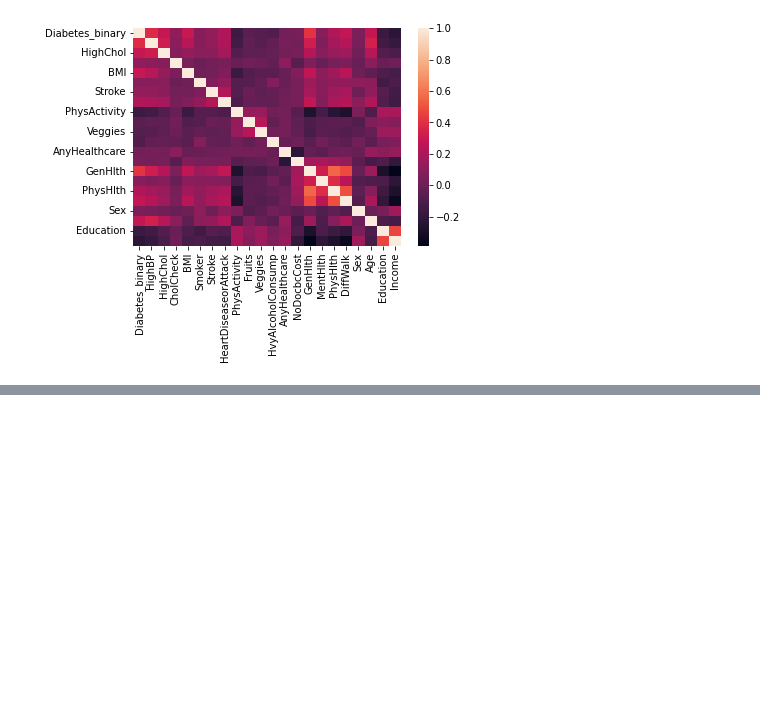
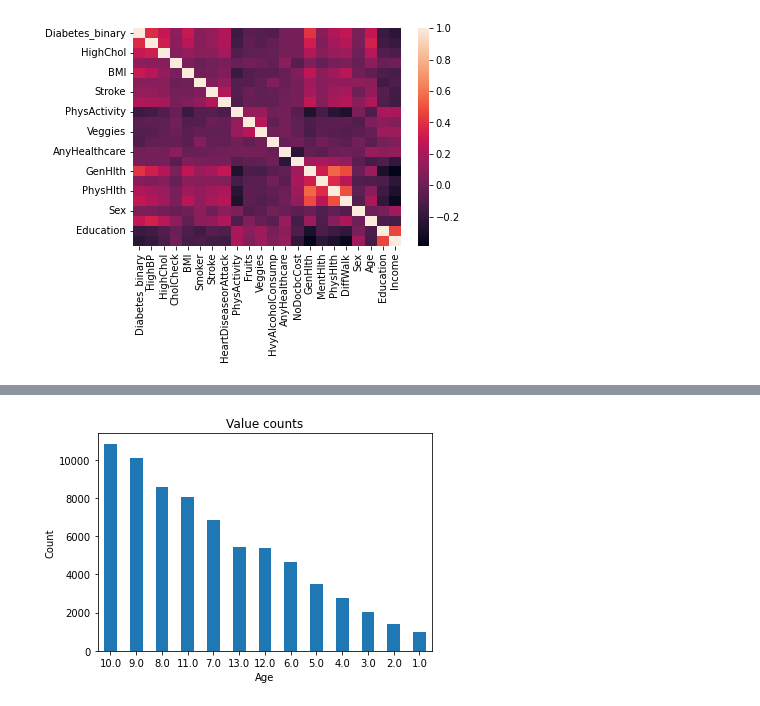
Before and after one commit to AmBadAl/Diabetes, a Jupyter notebook: ml_model.ipynb, the cells around one changed output, grey strips where cells are left out. Cells and saved outputs as stored; diff of their text form; code cells hidden in the pictures; blank space fills up the shorter version.

```diff
--- a/ml_model.ipynb
+++ b/ml_model.ipynb
@@ -162,0 +214,10 @@ sns.heatmap(df_corr)
+# %%
+# 13-level age category (_AGEG5YR see codebook) 1 = 18-24 9 = 60-64 13 = 80 or older
+hIn_5050_split["Age"].value_counts().plot(kind="bar")
+plt.title("Value counts")
+plt.xlabel("Age")
+plt.xticks(rotation=0)
+plt.ylabel("Count")
+plt.show()
+# %% [output]
+[figure, added]
```
Also changed, not shown: parts of 13 cells of this notebook.
